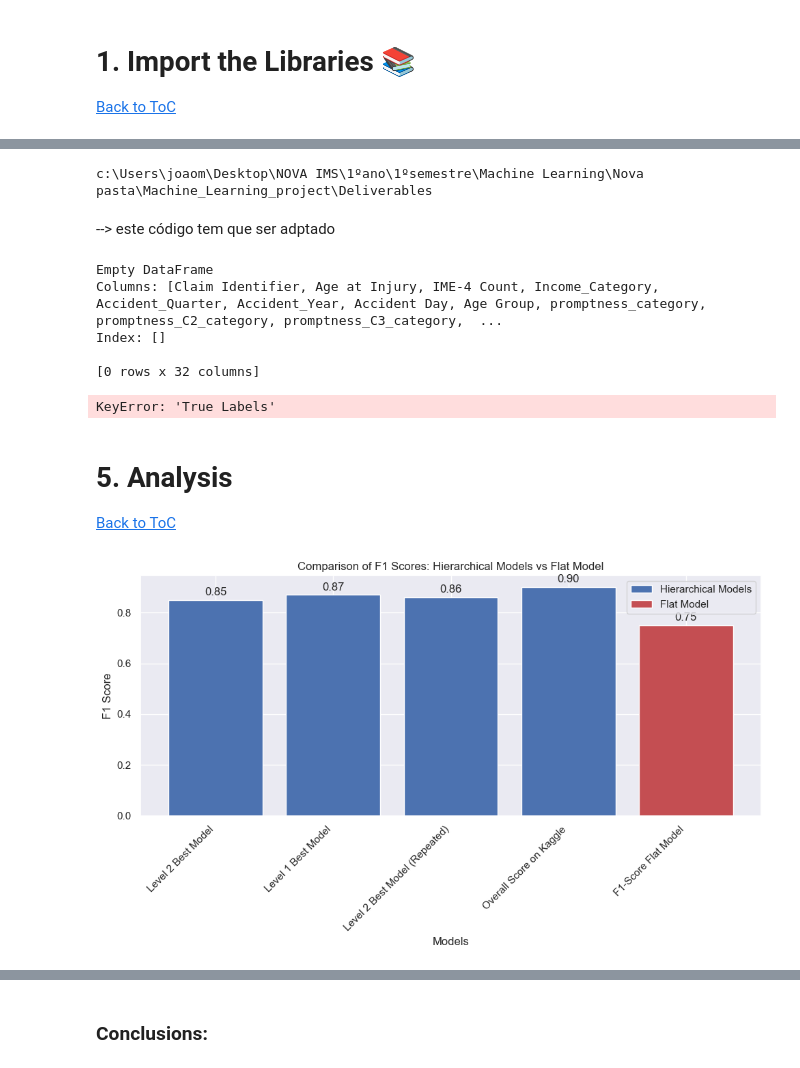
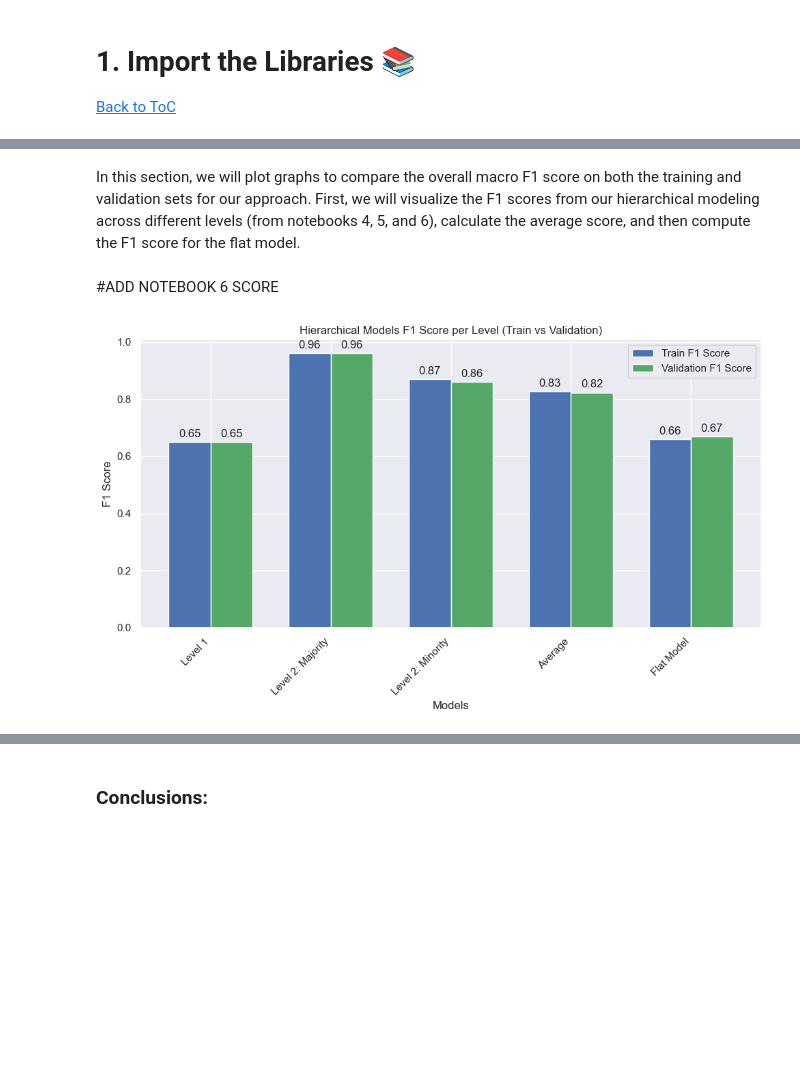
Before and after one commit to xandga/Machine_Learning_project, a Jupyter notebook: Deliverables/8. Integration and Final Predictions.ipynb, the cells around one changed output, grey strips where cells are left out. Saved outputs shown, nothing was run; the diff lists cells and outputs as text; code cells hidden in the pictures; blank space fills up the shorter version.

Commit message:
not8plots added

```diff
--- a/Deliverables/8. Integration and Final Predictions.ipynb
+++ b/Deliverables/8. Integration and Final Predictions.ipynb
@@ -158,68 +106,44 @@ Index: []
-# %%
-# Save the submission file and capture its path
-submission.to_csv('submission.csv', index=False)
-import os
-print(os.getcwd())
-# %% [output]
-c:\Users\joaom\Desktop\NOVA IMS\1ºano\1ºsemestre\Machine Learning\Nova pasta\Machine_Learning_project\Deliverables
-# %% [markdown]
---> este código tem que ser adptado
-# %%
-from sklearn.metrics import classification_report, confusion_matrix
-
-# Check the first few rows of the dataset
-print(X_test_final_combined.head())
-
-# Define the columns
-true_labels = X_test_final_combined['True Labels']  # Replace with the correct name for the ground truth labels column
-flat_predictions = X_test_final_combined['Flat Model Predictions']  # Replace with the correct name for flat model predictions
-hierarchical_predictions = X_test_final_combined['Hierarchical Model Predictions']  # Replace with the correct name for hierarchical model predictions
-
-# Use the metrics function to compare the two models
-print("Flat Model Metrics:")
-metrics(true_labels, flat_predictions, true_labels, flat_predictions)
-
-print("\nHierarchical Model Metrics:")
-metrics(true_labels, hierarchical_predictions, true_labels, hierarchical_predictions)
-# %% [output]
-Empty DataFrame
-Columns: [Claim Identifier, Age at Injury, IME-4 Count, Income_Category, Accident_Quarter, Accident_Year, Accident Day, Age Group, promptness_category, promptness_C2_category, promptness_C3_category,  ...
-Index: []
-
-[0 rows x 32 columns]
-KeyError: 'True Labels'
-# %% [markdown]
-# 5. Analysis <a class="anchor" id="chapter5"></a>
-[Back to ToC](#toc)<br>
+# %% [markdown]
+In this section, we will plot graphs to compare the overall macro F1 score on both the training and validation sets for our approach. First, we will visualize the F1 scores from our hierarchical modeling across different levels (from notebooks 4, 5, and 6), calculate the average score, and then compute the F1 score for the flat model.
+# %% [markdown]
+#ADD NOTEBOOK 6 SCORE
 # %%
-labels = ["Level 2 Best Model", "Level 1 Best Model", "Level 2 Best Model (Repeated)", "Overall Score on Kaggle", "F1-Score Flat Model"]
-f1_scores = [0.85, 0.87, 0.86, 0.90, 0.75]  # F1-scores for the models
-f1_scores_flat_model = [0.75]  # F1-Score for the flat model for comparison
+import numpy as np
+import matplotlib.pyplot as plt
 
-# Plot
+# Data
+labels = ["Level 1", "Level 2: Majority", "Level 2: Minority", "Average", "Flat Model"]
+train_f1_scores = [0.65, 0.96, 0.87, np.mean([0.65, 0.96, 0.87]), 0.66]  # Adding average and Flat Model
+val_f1_scores = [0.65, 0.96, 0.86, np.mean([0.65, 0.96, 0.86]), 0.67]  # Adding average and Flat Model
+
+# Bar width and positions
+bar_width = 0.35
+x = np.arange(len(labels))  # X positions for the bars
+
+# Plot for hierarchical models
 plt.figure(figsize=(10, 6))
-bars = plt.bar(labels[:-1], f1_scores[:-1], color='b', label='Hierarchical Models')
-flat_bar = plt.bar(labels[-1], f1_scores_flat_model, color='r', label='Flat Model')
+train_bars = plt.bar(x - bar_width/2, train_f1_scores, bar_width, color='b', label='Train F1 Score')
+val_bars = plt.bar(x + bar_width/2, val_f1_scores, bar_width, color='g', label='Validation F1 Score')
 
 # Add labels, title, and legend
 plt.xlabel('Models')
 plt.ylabel('F1 Score')
-plt.title('Comparison of F1 Scores: Hierarchical Models vs Flat Model')
+plt.title('Hierarchical Models F1 Score per Level (Train vs Validation)')
+plt.xticks(x, labels, rotation=45, ha='right')  # Add model labels on x-axis
 plt.legend()
 
-# Add percentages (values) above the bars
-for bar in bars:
+# Add F1 score values above the bars for train
+for bar in train_bars:
     yval = bar.get_height()  # Get the height of each bar
     plt.text(bar.get_x() + bar.get_width()/2, yval + 0.01, f'{yval:.2f}', ha='center', va='bottom')  # Position text above the bar
 
-# For the flat model
-for bar in flat_bar:
-    yval = bar.get_height()
-    plt.text(bar.get_x() + bar.get_width()/2, yval + 0.01, f'{yval:.2f}', ha='center', va='bottom')
+# Add F1 score values above the bars for validation
+for bar in val_bars:
+    yval = bar.get_height()  # Get the height of each bar
+    plt.text(bar.get_x() + bar.get_width()/2, yval + 0.01, f'{yval:.2f}', ha='center', va='bottom')  # Position text above the bar
 
-# Show the plot
-plt.xticks(rotation=45, ha='right')  # Rotate labels for better readability
+# Adjust layout and show plot
 plt.tight_layout()  # Adjust layout to prevent text overlap
 plt.show()
 # %% [output]
-[figure, old version]
+[figure, new version]
```
Also changed, not shown: parts of 20 cells of this notebook, 1 other file.
